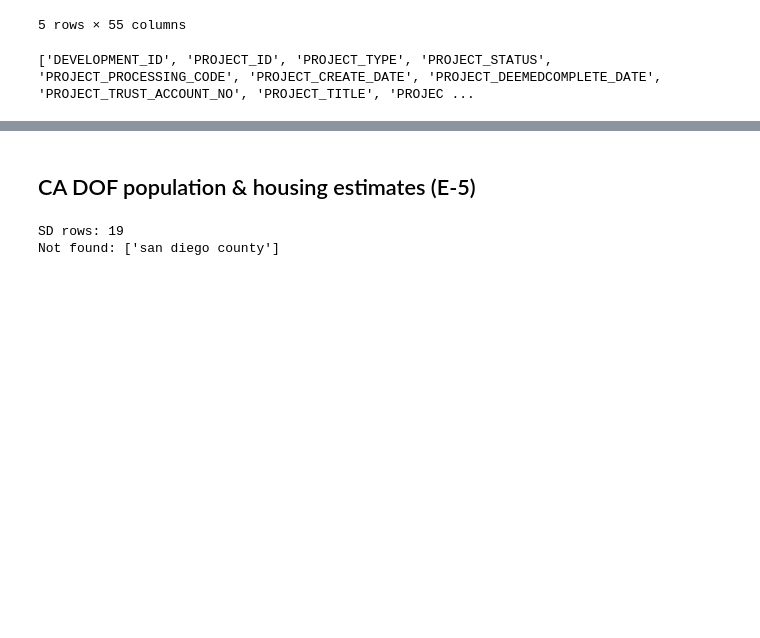
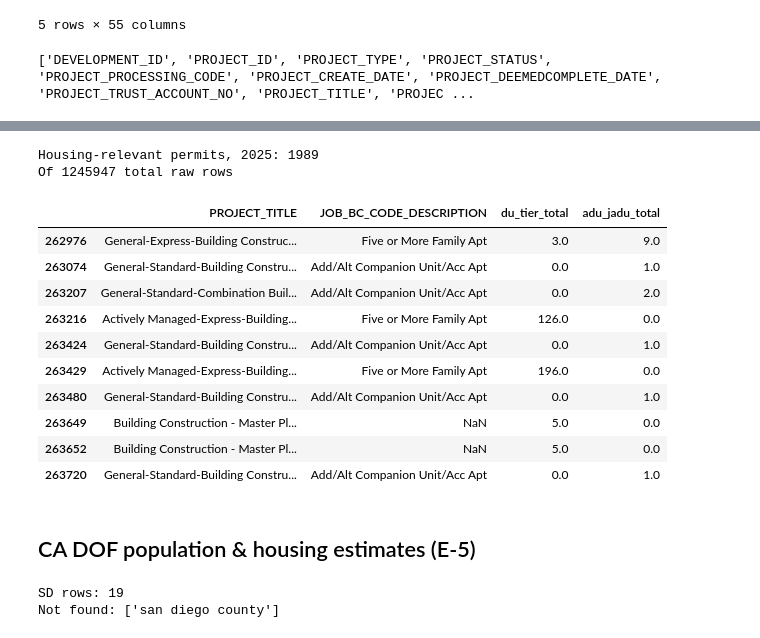
Before and after one commit to laurenthanhvo/chpd-dashboard-data-validation, a Jupyter notebook: van's work/notebooks/rhna_housing_production.ipynb, the cells around one changed output, grey strips where cells are left out. Drawn from its saved outputs; the diff is of its cells as text; code cells hidden in the pictures; blank space fills up the shorter version.

```diff
--- a/van's work/notebooks/rhna_housing_production.ipynb
+++ b/van's work/notebooks/rhna_housing_production.ipynb
@@ -327,3 +296,39 @@ Of 1245947 total raw rows
+# %%
+sd_permits_raw["APPROVAL_ISSUE_DATE"] = pd.to_datetime(sd_permits_raw["APPROVAL_ISSUE_DATE"], errors="coerce")
+
+DU_TIER_COLS = [
+    "APPROVAL_DU_EXTREMELY_LOW", "APPROVAL_DU_VERY_LOW", "APPROVAL_DU_LOW",
+    "APPROVAL_DU_MODERATE", "APPROVAL_DU_ABOVE_MODERATE",
+]
+ADU_JADU_COLS = ["APPROVAL_ADU_TOTAL", "APPROVAL_JADU_TOTAL"]
+
+# APPROVAL_DU_NET_CHANGE is unreliable (mostly null/zero) -- the actual
+# per-project unit counts live in the income-tier DU columns, same pattern
+# as APR's BP_*_INCOME fields.
+sd_permits_raw["du_tier_total"] = sd_permits_raw[DU_TIER_COLS].fillna(0).sum(axis=1)
+sd_permits_raw["adu_jadu_total"] = sd_permits_raw[ADU_JADU_COLS].fillna(0).sum(axis=1)
+
+has_du_impact = (sd_permits_raw["du_tier_total"] != 0) | (sd_permits_raw["adu_jadu_total"] != 0)
+in_target_year = sd_permits_raw["APPROVAL_ISSUE_DATE"].dt.year == TARGET_YEAR
+
+sd_permits_housing = sd_permits_raw[has_du_impact & in_target_year].copy()
+print(f"Housing-relevant permits, {TARGET_YEAR}:", len(sd_permits_housing))
+print("Of", len(sd_permits_raw), "total raw rows")
+sd_permits_housing[["PROJECT_TITLE", "JOB_BC_CODE_DESCRIPTION", "du_tier_total", "adu_jadu_total"]].head(10)
+# %% [output]
+Housing-relevant permits, 2025: 1989
+Of 1245947 total raw rows
+|  | PROJECT_TITLE | JOB_BC_CODE_DESCRIPTION | du_tier_total | adu_jadu_total |
+| 262976 | General-Express-Building Construc... | Five or More Family Apt | 3.0 | 9.0 |
+| 263074 | General-Standard-Building Constru... | Add/Alt Companion Unit/Acc Apt | 0.0 | 1.0 |
+| 263207 | General-Standard-Combination Buil... | Add/Alt Companion Unit/Acc Apt | 0.0 | 2.0 |
+| 263216 | Actively Managed-Express-Building... | Five or More Family Apt | 126.0 | 0.0 |
+| 263424 | General-Standard-Building Constru... | Add/Alt Companion Unit/Acc Apt | 0.0 | 1.0 |
+| 263429 | Actively Managed-Express-Building... | Five or More Family Apt | 196.0 | 0.0 |
+| 263480 | General-Standard-Building Constru... | Add/Alt Companion Unit/Acc Apt | 0.0 | 1.0 |
+| 263649 | Building Construction - Master Pl... | NaN | 5.0 | 0.0 |
+| 263652 | Building Construction - Master Pl... | NaN | 5.0 | 0.0 |
+| 263720 | General-Standard-Building Constru... | Add/Alt Companion Unit/Acc Apt | 0.0 | 1.0 |
 # %% [markdown]
 ## CA DOF population & housing estimates (E-5)
 # %%
```
Also changed, not shown: parts of 12 cells of this notebook, 2 other files.
